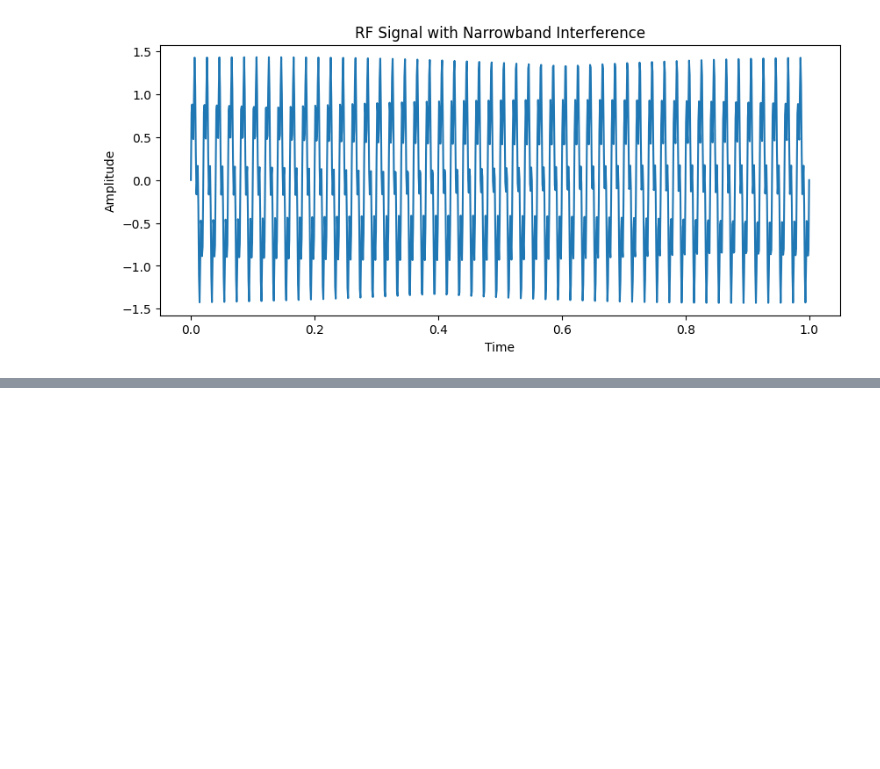
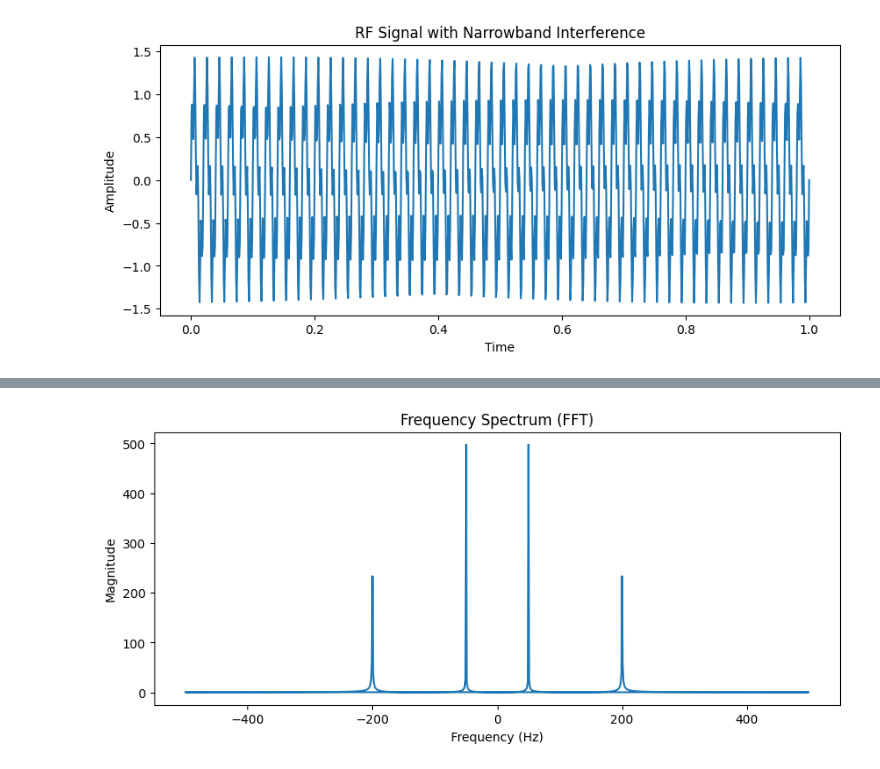
Before and after one commit to Tanmai7/AI_RFI_Detection_Project, a Jupyter notebook: notebooks/01_signal_dataset_generation.ipynb, the cells around one changed output, grey strips where cells are left out. Drawn from its saved outputs; the diff is of its cells as text; code cells hidden in the pictures; blank space fills up the shorter version.

```diff
--- a/notebooks/01_signal_dataset_generation.ipynb
+++ b/notebooks/01_signal_dataset_generation.ipynb
@@ -72,0 +90,15 @@ df.to_csv(os.path.join(data_path, "rfi_signal_dataset.csv"), index=False)
+# %%
+#FFT – FREQUENCY DOMAIN
+from scipy.fft import fft, fftfreq
+
+yf = fft(sample_signal)
+xf = fftfreq(len(sample_signal), 1/fs)
+
+plt.figure(figsize=(10,4))
+plt.plot(xf, np.abs(yf))
+plt.title("Frequency Spectrum (FFT)")
+plt.xlabel("Frequency (Hz)")
+plt.ylabel("Magnitude")
+plt.show()
+# %% [output]
+[figure, added]
```
Also changed, not shown: parts of 8 cells of this notebook, 2 other files.
